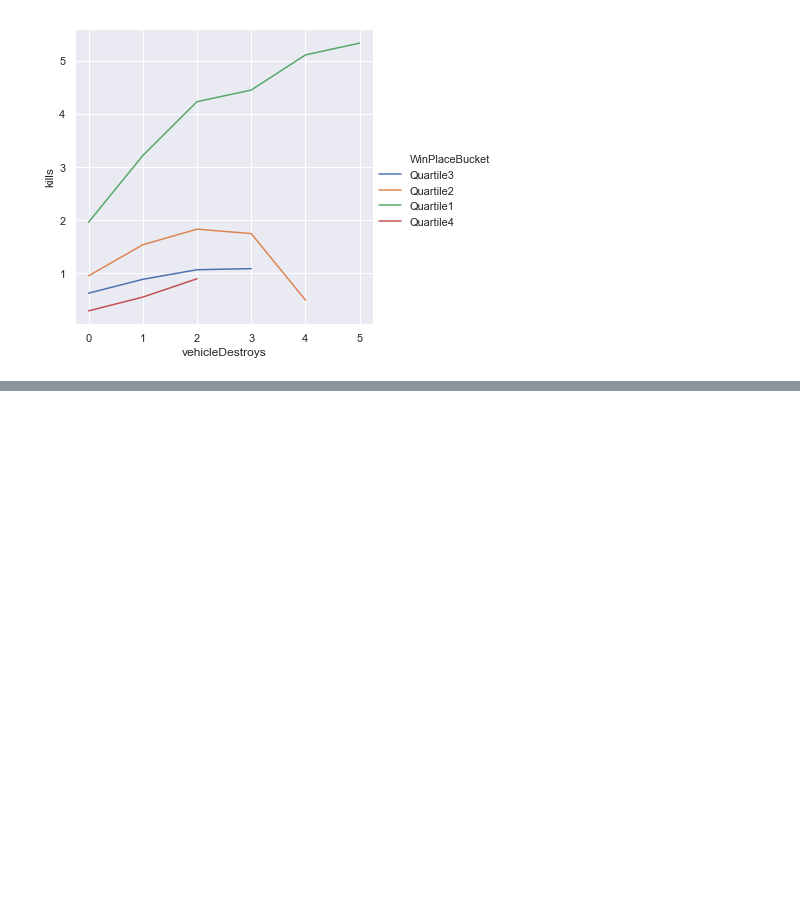
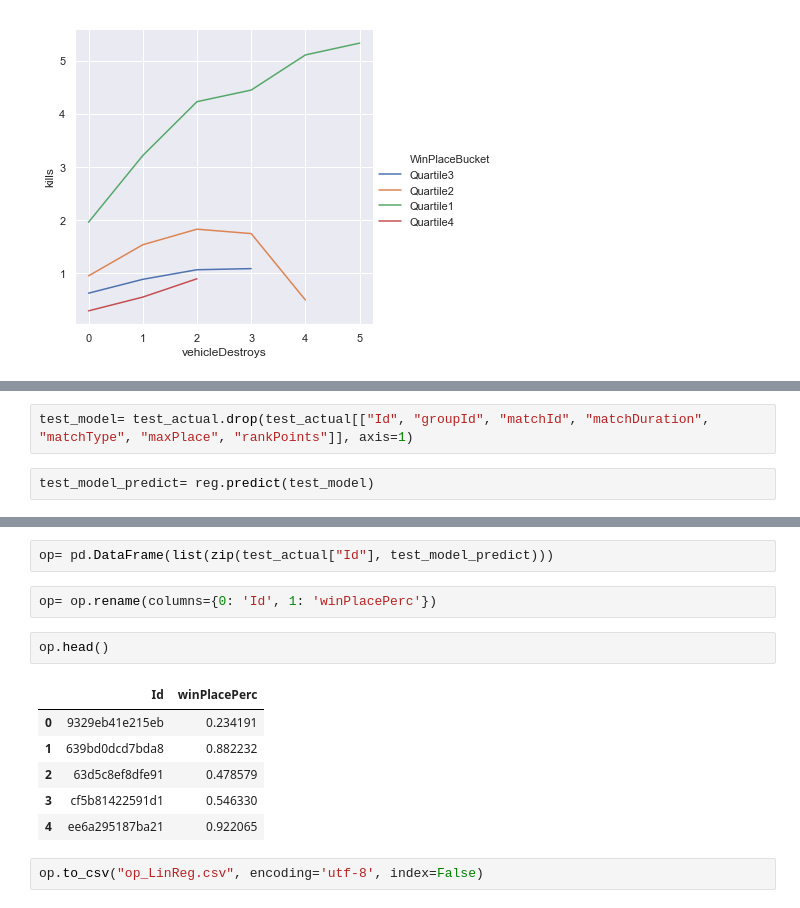
Before and after one commit to CrookedNoob/Kaggle, a Jupyter notebook: PUBG_Data_Exploration_n_Predictive_Modelling.ipynb, the cells around one changed output, grey strips where cells are left out. Saved outputs shown, nothing was run; the diff lists cells and outputs as text; blank space fills up the shorter version.

```diff
--- a/PUBG_Data_Exploration_n_Predictive_Modelling.ipynb
+++ b/PUBG_Data_Exploration_n_Predictive_Modelling.ipynb
@@ -406,0 +556,4 @@ sns.relplot(x="vehicleDestroys", y="kills", kind="line",ci=None, hue="WinPlaceBu
+# %%
+test_model= test_actual.drop(test_actual[["Id", "groupId", "matchId", "matchDuration", "matchType", "maxPlace", "rankPoints"]], axis=1)
+# %%
+test_model_predict= reg.predict(test_model)
@@ -406,0 +565,15 @@ sns.relplot(x="vehicleDestroys", y="kills", kind="line",ci=None, hue="WinPlaceBu
+# %%
+op= pd.DataFrame(list(zip(test_actual["Id"], test_model_predict)))
+# %%
+op= op.rename(columns={0: 'Id', 1: 'winPlacePerc'})
+# %%
+op.head()
+# %% [output]
+|  | Id | winPlacePerc |
+| 0 | 9329eb41e215eb | 0.234191 |
+| 1 | 639bd0dcd7bda8 | 0.882232 |
+| 2 | 63d5c8ef8dfe91 | 0.478579 |
+| 3 | cf5b81422591d1 | 0.546330 |
+| 4 | ee6a295187ba21 | 0.922065 |
+# %%
+op.to_csv("op_LinReg.csv", encoding='utf-8', index=False)
```
Also changed, not shown: parts of 28 cells of this notebook.
